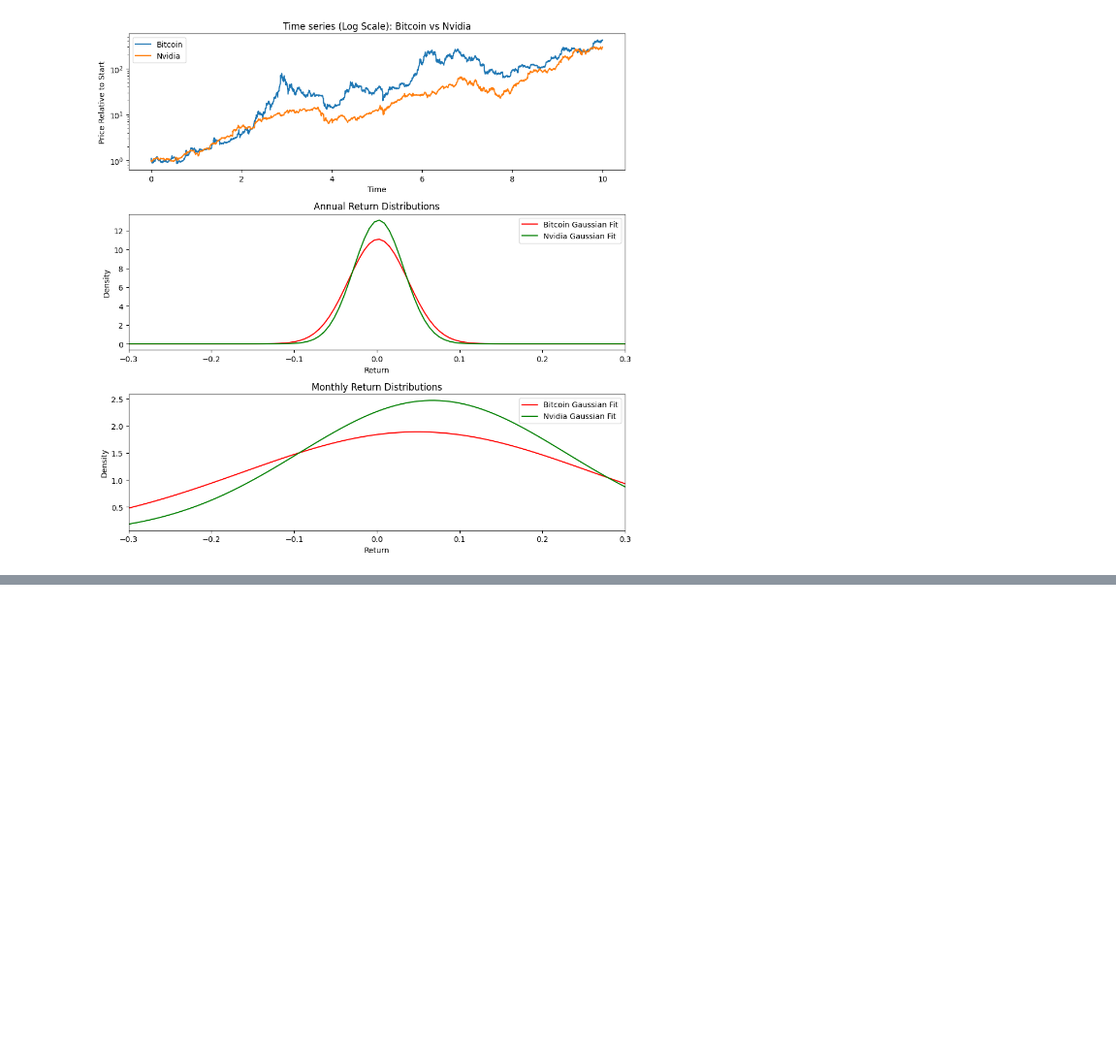
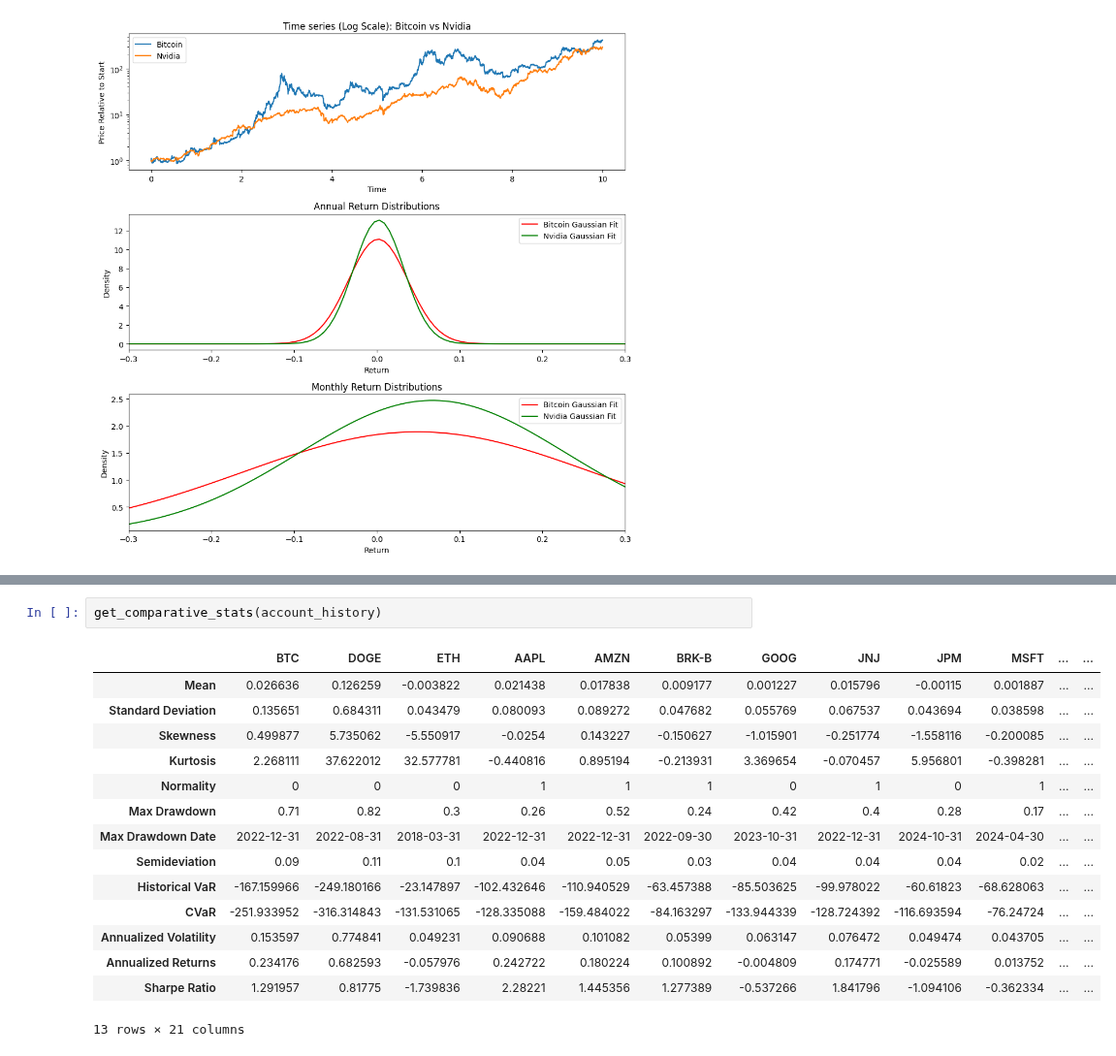
Before and after one commit to SaverioPCapra/University-Homeworks-Projects, a Jupyter notebook: Python Project/python_project.ipynb, the cells around one changed output, grey strips where cells are left out. Shown at 97% size. Saved outputs shown, nothing was run; the diff lists cells and outputs as text; blank space fills up the shorter version.

```diff
--- a/Python Project/python_project.ipynb
+++ b/Python Project/python_project.ipynb
@@ -496,0 +554,18 @@ compare_with_btc(btc_prices=btc_prices, asset_prices= fetch("NVDA"), asset_name=
+# %%
+get_comparative_stats(account_history)
+# %% [output]
+|  | BTC | DOGE | ETH | AAPL | AMZN | BRK-B | GOOG | JNJ | JPM | MSFT | ... | ... |
+| Mean | 0.026636 | 0.126259 | -0.003822 | 0.021438 | 0.017838 | 0.009177 | 0.001227 | 0.015796 | -0.00115 | 0.001887 | ... | ... |
+| Standard Deviation | 0.135651 | 0.684311 | 0.043479 | 0.080093 | 0.089272 | 0.047682 | 0.055769 | 0.067537 | 0.043694 | 0.038598 | ... | ... |
+| Skewness | 0.499877 | 5.735062 | -5.550917 | -0.0254 | 0.143227 | -0.150627 | -1.015901 | -0.251774 | -1.558116 | -0.200085 | ... | ... |
+| Kurtosis | 2.268111 | 37.622012 | 32.577781 | -0.440816 | 0.895194 | -0.213931 | 3.369654 | -0.070457 | 5.956801 | -0.398281 | ... | ... |
+| Normality | 0 | 0 | 0 | 1 | 1 | 1 | 0 | 1 | 0 | 1 | ... | ... |
+| Max Drawdown | 0.71 | 0.82 | 0.3 | 0.26 | 0.52 | 0.24 | 0.42 | 0.4 | 0.28 | 0.17 | ... | ... |
+| Max Drawdown Date | 2022-12-31 | 2022-08-31 | 2018-03-31 | 2022-12-31 | 2022-12-31 | 2022-09-30 | 2023-10-31 | 2022-12-31 | 2024-10-31 | 2024-04-30 | ... | ... |
+| Semideviation | 0.09 | 0.11 | 0.1 | 0.04 | 0.05 | 0.03 | 0.04 | 0.04 | 0.04 | 0.02 | ... | ... |
+| Historical VaR | -167.159966 | -249.180166 | -23.147897 | -102.432646 | -110.940529 | -63.457388 | -85.503625 | -99.978022 | -60.61823 | -68.628063 | ... | ... |
+| CVaR | -251.933952 | -316.314843 | -131.531065 | -128.335088 | -159.484022 | -84.163297 | -133.944339 | -128.724392 | -116.693594 | -76.24724 | ... | ... |
+| Annualized Volatility | 0.153597 | 0.774841 | 0.049231 | 0.090688 | 0.101082 | 0.05399 | 0.063147 | 0.076472 | 0.049474 | 0.043705 | ... | ... |
+| Annualized Returns | 0.234176 | 0.682593 | -0.057976 | 0.242722 | 0.180224 | 0.100892 | -0.004809 | 0.174771 | -0.025589 | 0.013752 | ... | ... |
+| Sharpe Ratio | 1.291957 | 0.81775 | -1.739836 | 2.28221 | 1.445356 | 1.277389 | -0.537266 | 1.841796 | -1.094106 | -0.362334 | ... | ... |
+13 rows × 21 columns
```
Also changed, not shown: parts of 12 cells of this notebook.
